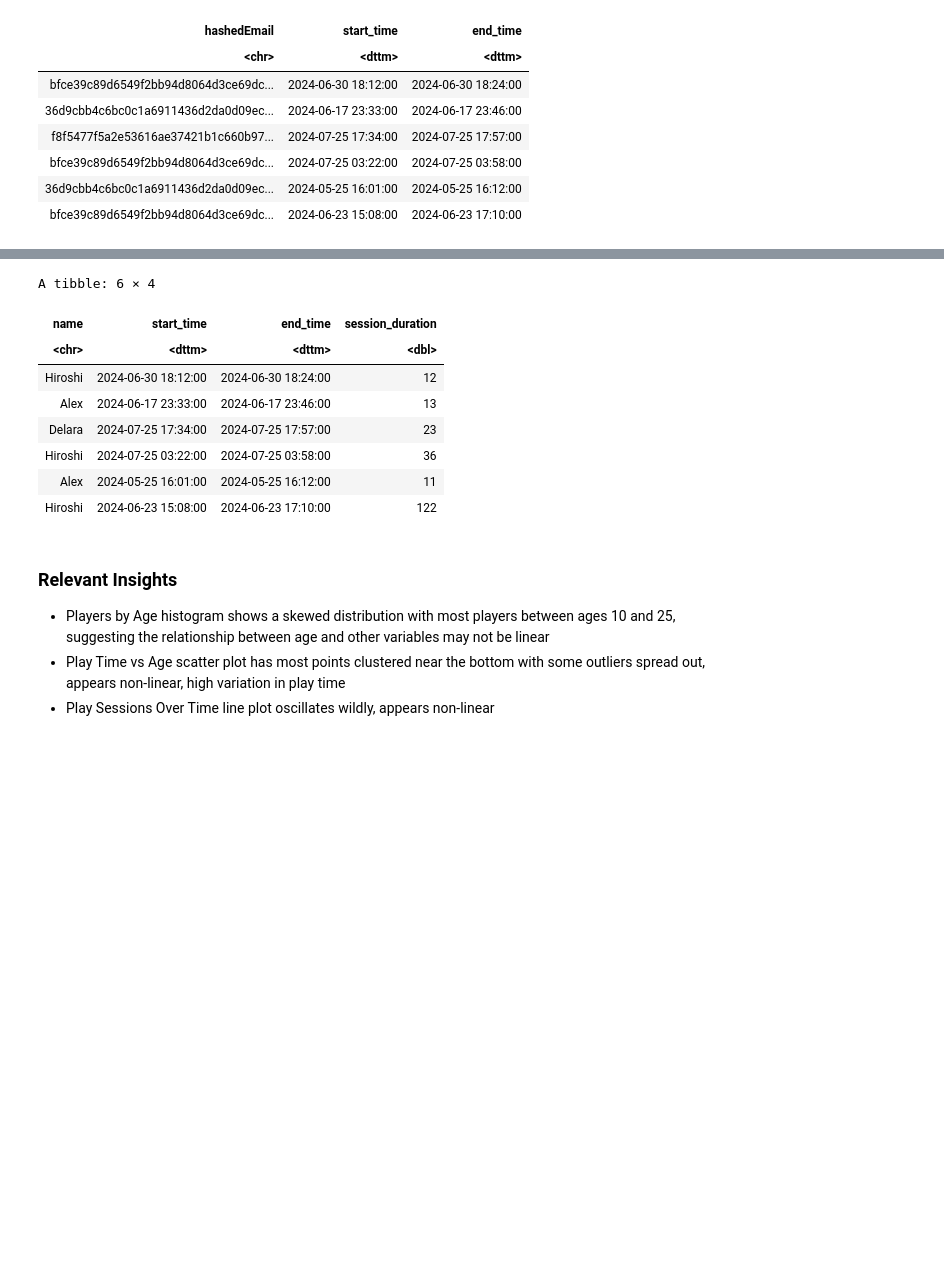
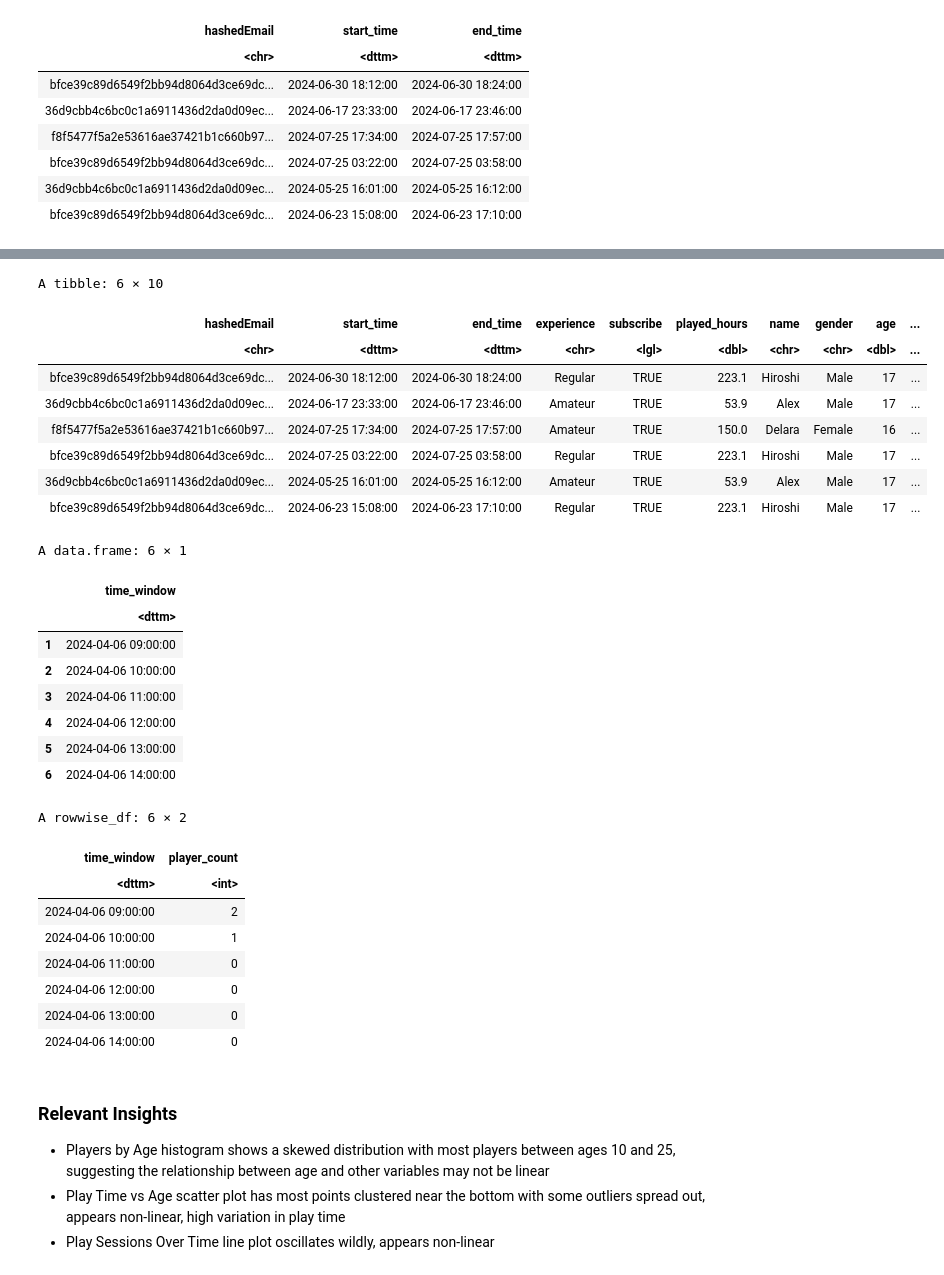
Before and after one commit to xhgchen/dsci-100-2024w1-group-008-17, a Jupyter notebook: project_final_report_008-17.ipynb, the cells around one changed output, grey strips where cells are left out. Cells and saved outputs as stored; diff of their text form; code cells hidden in the pictures; blank space fills up the shorter version.

```diff
--- a/project_final_report_008-17.ipynb
+++ b/project_final_report_008-17.ipynb
@@ -227,25 +211,59 @@ Warning message:
 [figure]
 [figure]
 # %%
-# Average session duration by experience level plot
 # left join using hashedEmail
 sessions_players_joined <- left_join(sessions_tidy, players_tidy, by = "hashedEmail") |>
   mutate(
     session_duration = as.numeric(difftime(end_time, start_time, units = "mins"))
+  ) |>
+    filter(!is.na(end_time)) # filter out any rows with NA values
+
+head(sessions_players_joined)
+
+time_windows <- data.frame(
+  time_window = seq(from = floor_date(min(sessions_players_joined$start_time), "hour"),
+                    to = ceiling_date(max(sessions_players_joined$end_time), "hour"),
+                    by = "hour")
+)
+head(time_windows)
+
+player_counts <- time_windows |>
+  rowwise() |>
+  mutate(
+    player_count = sum(
+      sessions_players_joined$start_time < time_window + hours(1) &  # Session start time before the end of the window
+      sessions_players_joined$end_time > time_window               # Session end time after the start of the window
+    )
   )
-
-sessions_players_joined_clean <- sessions_players_joined |> select(name, start_time, end_time, session_duration)
-head(sessions_players_joined_clean)
+head(player_counts)
 # %% [output]
-A tibble: 6 × 4
+A tibble: 6 × 10
-| name | start_time | end_time | session_duration |
-| <chr> | <dttm> | <dttm> | <dbl> |
-| Hiroshi | 2024-06-30 18:12:00 | 2024-06-30 18:24:00 | 12 |
-| Alex | 2024-06-17 23:33:00 | 2024-06-17 23:46:00 | 13 |
-| Delara | 2024-07-25 17:34:00 | 2024-07-25 17:57:00 | 23 |
-| Hiroshi | 2024-07-25 03:22:00 | 2024-07-25 03:58:00 | 36 |
-| Alex | 2024-05-25 16:01:00 | 2024-05-25 16:12:00 | 11 |
-| Hiroshi | 2024-06-23 15:08:00 | 2024-06-23 17:10:00 | 122 |
+| hashedEmail | start_time | end_time | experience | subscribe | played_hours | name | gender | age | ... |
+| <chr> | <dttm> | <dttm> | <chr> | <lgl> | <dbl> | <chr> | <chr> | <dbl> | ... |
+| bfce39c89d6549f2bb94d8064d3ce69dc... | 2024-06-30 18:12:00 | 2024-06-30 18:24:00 | Regular | TRUE | 223.1 | Hiroshi | Male | 17 | ... |
+| 36d9cbb4c6bc0c1a6911436d2da0d09ec... | 2024-06-17 23:33:00 | 2024-06-17 23:46:00 | Amateur | TRUE | 53.9 | Alex | Male | 17 | ... |
+| f8f5477f5a2e53616ae37421b1c660b97... | 2024-07-25 17:34:00 | 2024-07-25 17:57:00 | Amateur | TRUE | 150.0 | Delara | Female | 16 | ... |
+| bfce39c89d6549f2bb94d8064d3ce69dc... | 2024-07-25 03:22:00 | 2024-07-25 03:58:00 | Regular | TRUE | 223.1 | Hiroshi | Male | 17 | ... |
+| 36d9cbb4c6bc0c1a6911436d2da0d09ec... | 2024-05-25 16:01:00 | 2024-05-25 16:12:00 | Amateur | TRUE | 53.9 | Alex | Male | 17 | ... |
+| bfce39c89d6549f2bb94d8064d3ce69dc... | 2024-06-23 15:08:00 | 2024-06-23 17:10:00 | Regular | TRUE | 223.1 | Hiroshi | Male | 17 | ... |
+A data.frame: 6 × 1
+|  | time_window |
+|  | <dttm> |
+| 1 | 2024-04-06 09:00:00 |
+| 2 | 2024-04-06 10:00:00 |
+| 3 | 2024-04-06 11:00:00 |
+| 4 | 2024-04-06 12:00:00 |
+| 5 | 2024-04-06 13:00:00 |
+| 6 | 2024-04-06 14:00:00 |
+A rowwise_df: 6 × 2
+| time_window | player_count |
+| <dttm> | <int> |
+| 2024-04-06 09:00:00 | 2 |
+| 2024-04-06 10:00:00 | 1 |
+| 2024-04-06 11:00:00 | 0 |
+| 2024-04-06 12:00:00 | 0 |
+| 2024-04-06 13:00:00 | 0 |
+| 2024-04-06 14:00:00 | 0 |
 # %% [markdown]
 ### Relevant Insights
 - Players by Age histogram shows a skewed distribution with most players between ages 10 and 25, suggesting the relationship between age and other variables may not be linear
```
Also changed, not shown: parts of 2 cells of this notebook.
